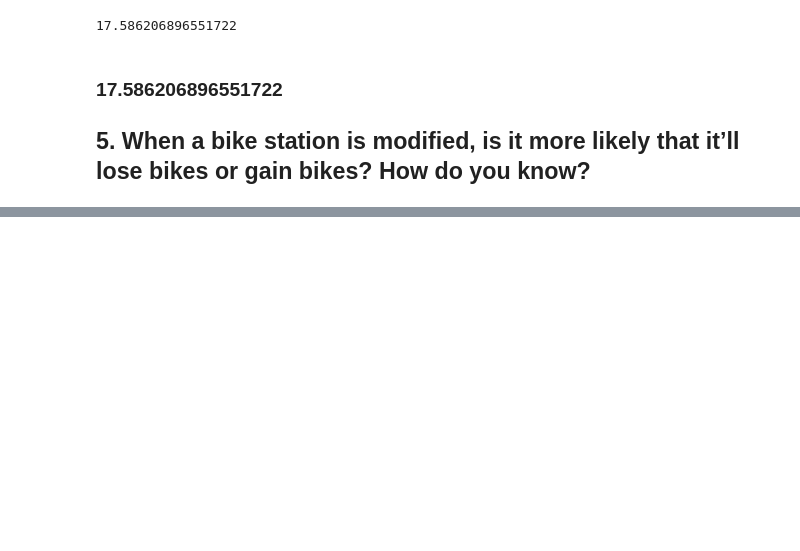
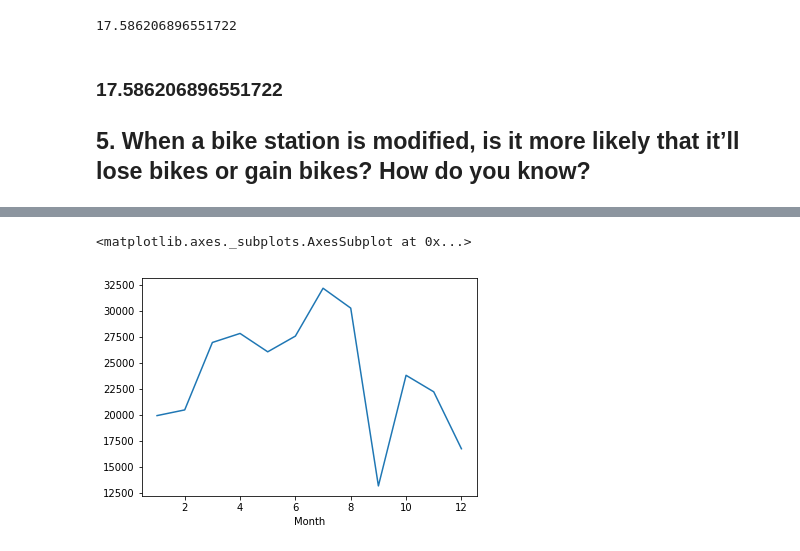
Before and after one commit to devturner/data_analysis, a Jupyter notebook: bike_data.ipynb, the cells around one changed output, grey strips where cells are left out. Cells and saved outputs as stored; diff of their text form; code cells hidden in the pictures; blank space fills up the shorter version.

```diff
--- a/bike_data.ipynb
+++ b/bike_data.ipynb
@@ -102,0 +166,8 @@ st['install_dockcount'].mean()
+# %%
+# tr = pd.read_csv('./assets/cycle-share-dataset/trip.csv', error_bad_lines=False)
+# we.Date = pd.to_datetime(we.Date)
+tr.starttime = pd.to_datetime(tr.starttime)
+tr['Month'] = tr.starttime.dt.month
+# tr['Year'] = we.Date.dt.year
+# %%
+rides_per_month = tr.groupby('Month')['trip_id'].count()
@@ -102,0 +194,8 @@ st['install_dockcount'].mean()
+# %%
+# compare = compare.pivot(index='Month', columns='color', values='y')
+%matplotlib inline
+import matplotlib.pyplot as plt
+rides_per_month.plot()
+# %% [output]
+<matplotlib.axes._subplots.AxesSubplot at 0x...>
+[figure, added]
```
Also changed, not shown: parts of 22 cells of this notebook, 2 other files.
